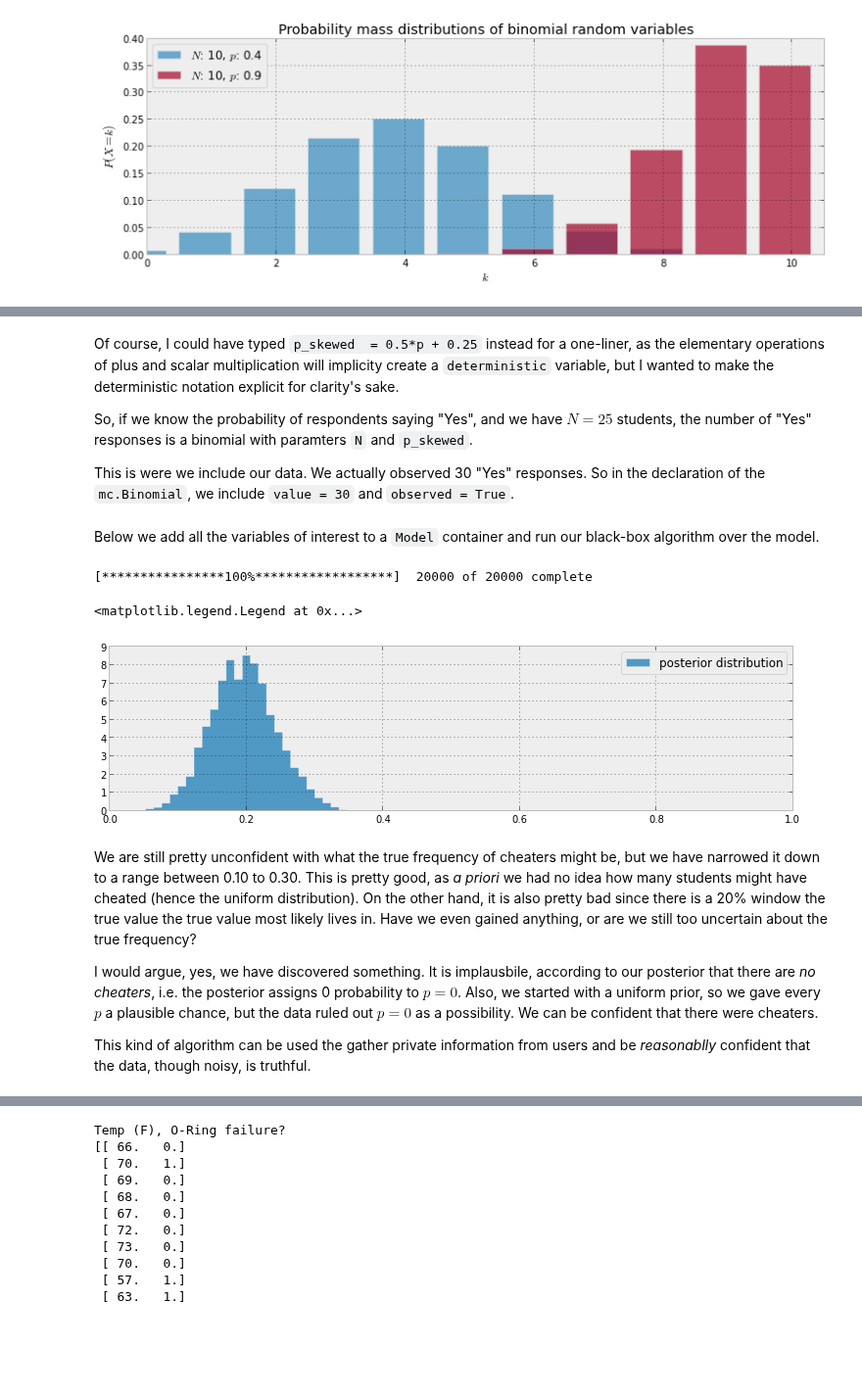
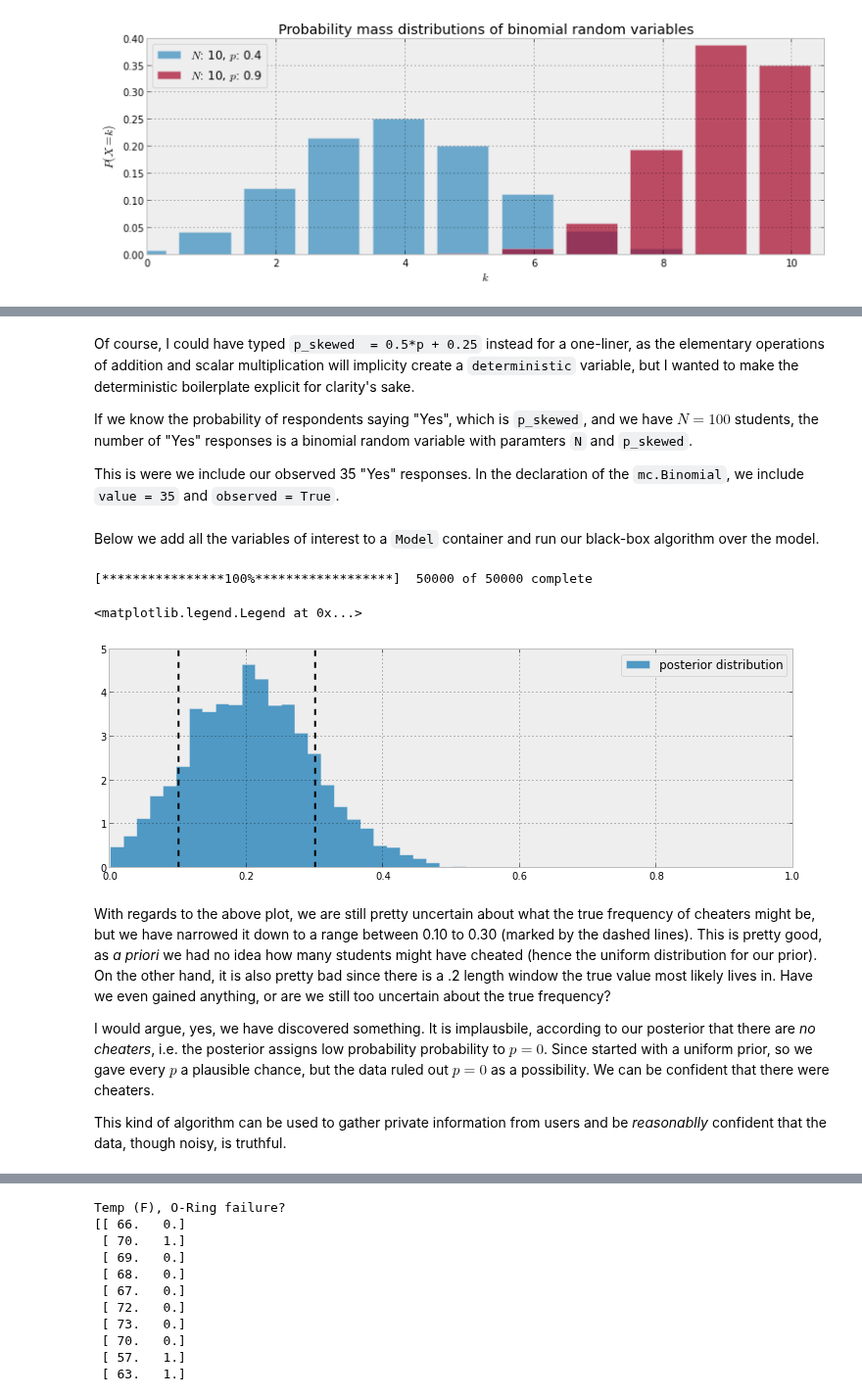
Before and after one commit to CamDavidsonPilon/Probabilistic-Programming-and-Bayesian-Methods-for-Hackers, a Jupyter notebook: Chapter2_MorePyMC/MorePyMC.ipynb, the cells around one changed output, grey strips where cells are left out. Shown at 98% size. Saved outputs shown, nothing was run; the diff lists cells and outputs as text; code cells hidden in the pictures; blank space fills up the shorter version.

```diff
--- a/Chapter2_MorePyMC/MorePyMC.ipynb
+++ b/Chapter2_MorePyMC/MorePyMC.ipynb
@@ -304,41 +295,43 @@ Thus, knowing $p$ we know the probability a student will respond "Yes". In PyMC,
 def p_skewed( p =  p ):
     return 0.5*p + 0.25
 # %% [markdown]
-Of course, I could have typed `p_skewed  = 0.5*p + 0.25` instead for a one-liner, as the elementary operations of plus and scalar multiplication will implicity create a `deterministic` variable, but I wanted to make the deterministic notation explicit for clarity's sake.
+Of course, I could have typed `p_skewed  = 0.5*p + 0.25` instead for a one-liner, as the elementary operations of addition and scalar multiplication will implicity create a `deterministic` variable, but I wanted to make the deterministic boilerplate explicit for clarity's sake.
 
-So, if we know the probability of respondents saying "Yes", and we have $N=25$ students, the number of "Yes" responses is a binomial with paramters `N` and `p_skewed`.
+If we know the probability of respondents saying "Yes", which is `p_skewed`, and we have $N=100$ students, the number of "Yes" responses is a binomial random variable with paramters `N` and `p_skewed`.
 
-This is were we include our data. We actually observed 30 "Yes" responses. So in the declaration of the `mc.Binomial`, we include `value = 30` and `observed = True`.
+This is were we include our observed 35 "Yes" responses. In the declaration of the `mc.Binomial`, we include `value = 35` and `observed = True`.
 # %%
 yes_responses = mc.Binomial( "number_cheaters", 100, p_skewed,
-                                value = 30, observed = True )
+                                value = 35, observed = True )
 # %% [markdown]
 Below we add all the variables of interest to a `Model` container and run our black-box algorithm over the model.
 # %%
+model = mc.Model( [yes_responses, p_skewed, p ] )
+
 ### To Be Explained in Chapter 3!
-model = mc.Model( [yes_responses, p_skewed, p ] )
 mcmc = mc.MCMC(model)
-mcmc.sample( 20000, 7500 )
+mcmc.sample( 50000, 25000 )
 
 p_trace = mcmc.trace("freq_cheating")[:]
 # %% [output]
-[****************100%******************]  20000 of 20000 complete
+[****************100%******************]  50000 of 50000 complete
 # %%
 
 plt.hist( p_trace, histtype="stepfilled" , normed = True,
     alpha = 0.85, bins = 30, label = "posterior distribution",
     color = "#348ABD")
+plt.vlines( [.1, .3], [0,0], [5,5], linestyles = "--" )
 plt.xlim(0,1)
 plt.legend()
 # %% [output]
 <matplotlib.legend.Legend at 0x...>
-[figure, old version]
+[figure, new version]
 # %% [markdown]
-We are still pretty unconfident with what the true frequency of cheaters might be, but we have narrowed it down to a range between 0.10 to 0.30. This is pretty good, as *a priori* we had no idea how many students might have cheated (hence the uniform distribution). On the other hand, it is also pretty bad since there is a 20% window the true value the true value most likely lives in. Have we even gained anything, or are we still too uncertain about the true frequency?
+With regards to the above plot, we are still pretty uncertain about what the true frequency of cheaters might be, but we have narrowed it down to a range between 0.10 to 0.30 (marked by the dashed lines). This is pretty good, as *a priori* we had no idea how many students might have cheated (hence the uniform distribution for our prior). On the other hand, it is also pretty bad since there is a .2 length window the true value most likely lives in. Have we even gained anything, or are we still too uncertain about the true frequency?
 
-I would argue, yes, we have discovered something. It is implausbile, according to our posterior that there are *no cheaters*, i.e. the posterior assigns 0 probability to $p=0$. Also, we started with a uniform prior, so we gave every $p$ a plausible chance, but the data ruled out $p=0$ as a possibility. We can be confident that there were cheaters.
+I would argue, yes, we have discovered something. It is implausbile, according to our posterior that there are *no cheaters*, i.e. the posterior assigns low probability probability to $p=0$. Since started with a uniform prior, so we gave every $p$ a plausible chance, but the data ruled out $p=0$ as a possibility. We can be confident that there were cheaters.
 
-This kind of algorithm can be used the gather private information from users and be *reasonablly* confident that the data, though noisy, is truthful.
+This kind of algorithm can be used to gather private information from users and be *reasonablly* confident that the data, though noisy, is truthful.
 # %% [markdown]
 
 #####Example: Challenger Space Shuttle Disaster
```
Also changed, not shown: parts of 15 cells of this notebook, 2 other files.
